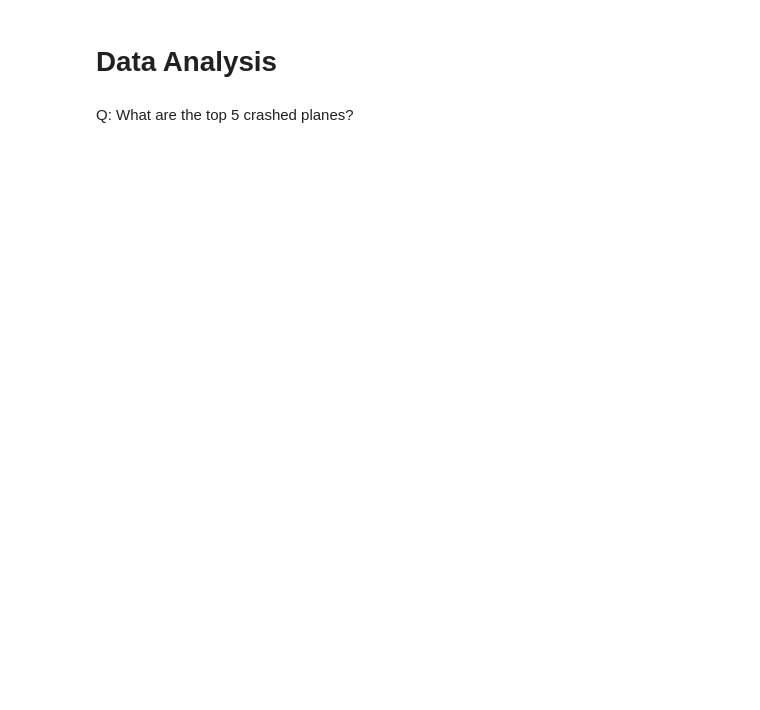
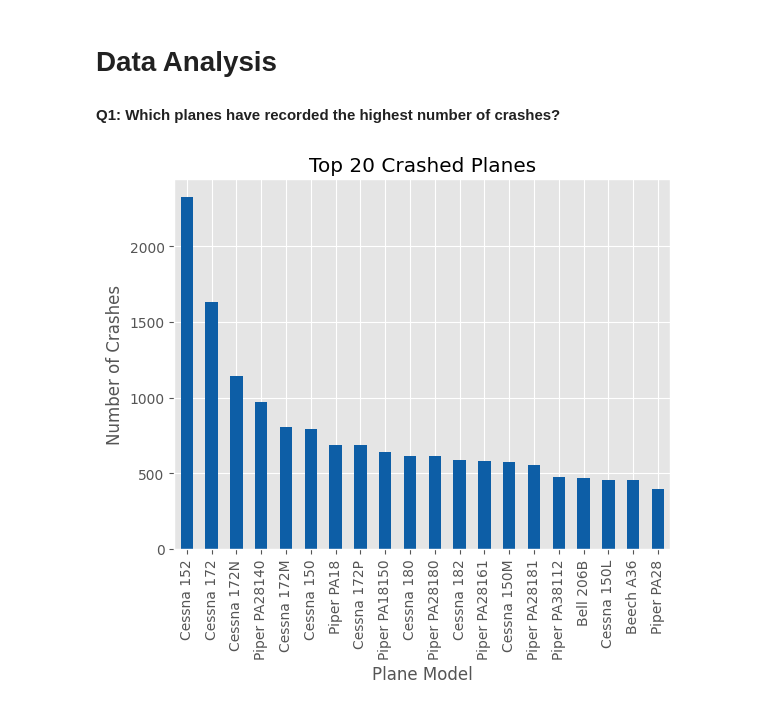
Before and after one commit to M-Nesphory/Aviation_Accident_Project, a Jupyter notebook: notebook.ipynb, the cells around one changed output. Cells and saved outputs as stored; diff of their text form; code cells hidden in the pictures; blank space fills up the shorter version.

```diff
--- a/notebook.ipynb
+++ b/notebook.ipynb
@@ -13,6 +13,7 @@ We have been tasked to find **which aircraft have the lowest risk** for the comp
 import pandas as pd
 import seaborn as sns
 import matplotlib.pyplot as plt
+plt.style.use('ggplot')
 
 # To display all columns
 pd.set_option('display.max_columns', None)
@@ -198,6 +199,7 @@ us_accidents['total_uninjured'] = us_accidents['total_uninjured'].fillna(0).asty
 # Only getting the Year the incident/accident happened
 us_accidents['event_date'] = pd.to_datetime(us_accidents['event_date'], format='%Y-%m-%d').dt.strftime('%Y')
 us_accidents.columns = us_accidents.columns.str.replace('event_date', "event_year")
+us_accidents['event_year'] = us_accidents['event_year'].astype(int)
 # %%
 # Checking for duplicated using the event_id
 us_accidents[us_accidents.duplicated(subset = 'event_id', keep = False)].head(50)
@@ -700,4 +702,12 @@ us_accidents.to_csv("./data/US_Aviation_Accidents.csv", encoding = 'latin-1', in
 # %% [markdown]
 # Data Analysis
 # %% [markdown]
-Q: What are the top 5 crashed planes?
+**Q1: Which planes have recorded the highest number of crashes?**
+# %%
+top20_planes = us_accidents['make_model'].value_counts().head(20)
+top20_planes.plot(kind = 'bar', color = '#0D5EA6')
+plt.title("Top 20 Crashed Planes")
+plt.xlabel('Plane Model')
+plt.ylabel("Number of Crashes");
+# %% [output]
+[figure, added]
```
Also changed, not shown: parts of 25 cells of this notebook.
